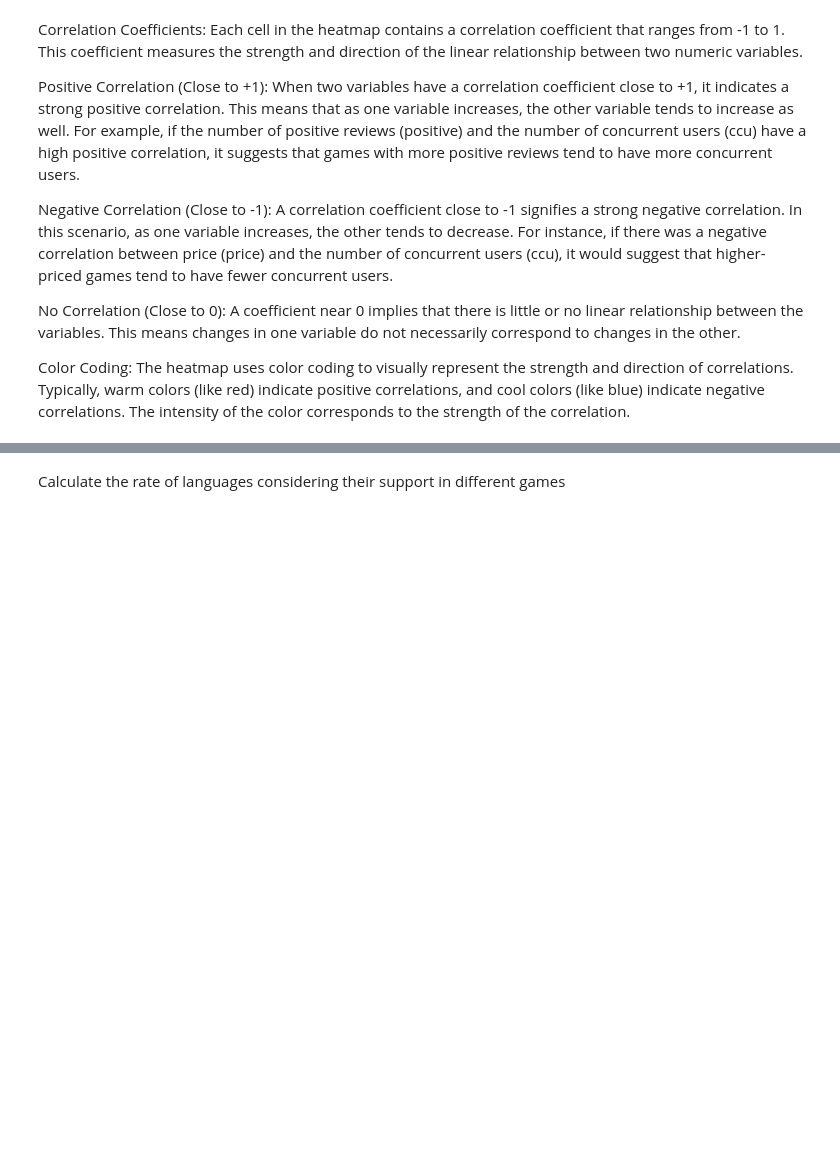
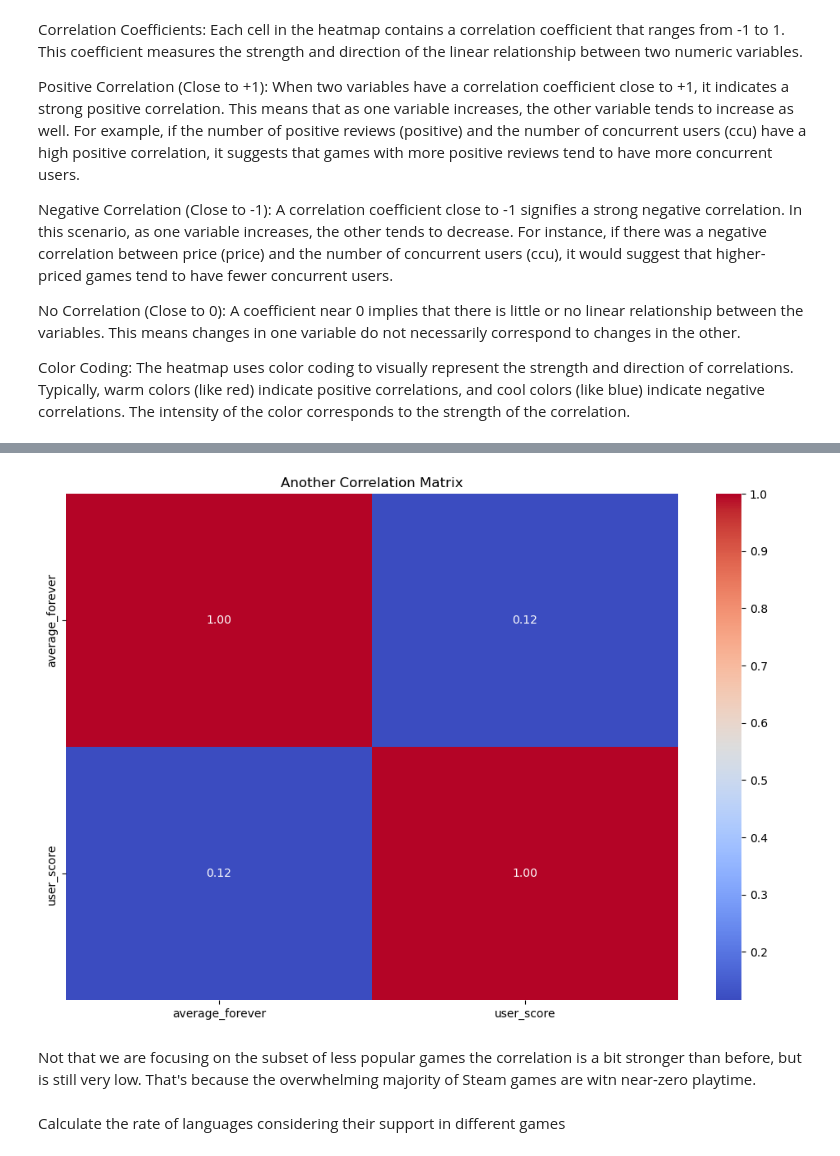
Before and after one commit to Artysuk/Steam-Project, a Jupyter notebook: analyze.ipynb, the cells around one changed output, grey strips where cells are left out. Cells and saved outputs as stored; diff of their text form; code cells hidden in the pictures; blank space fills up the shorter version.

```diff
--- a/analyze.ipynb
+++ b/analyze.ipynb
@@ -135,3 +147,16 @@ plt.show()
+# %%
+# Computing the correlation matrix
+another_correlation_matrix = details_df_copy[["average_forever", "user_score"]].corr()
+
+# Plotting a heatmap of the correlation matrix
+plt.figure(figsize=(12, 8))
+sns.heatmap(another_correlation_matrix, annot=True, cmap='coolwarm', fmt=".2f")
+plt.title("Another Correlation Matrix")
+plt.show()
+# %% [output]
+[figure, added]
+# %% [markdown]
+Not that we are focusing on the subset of less popular games the correlation is a bit stronger than before, but is still very low. That's because the overwhelming majority of Steam games are witn near-zero playtime.
 # %% [markdown]
 
 Calculate the rate of languages considering their support in different games
```
Also changed, not shown: parts of 10 cells of this notebook.
